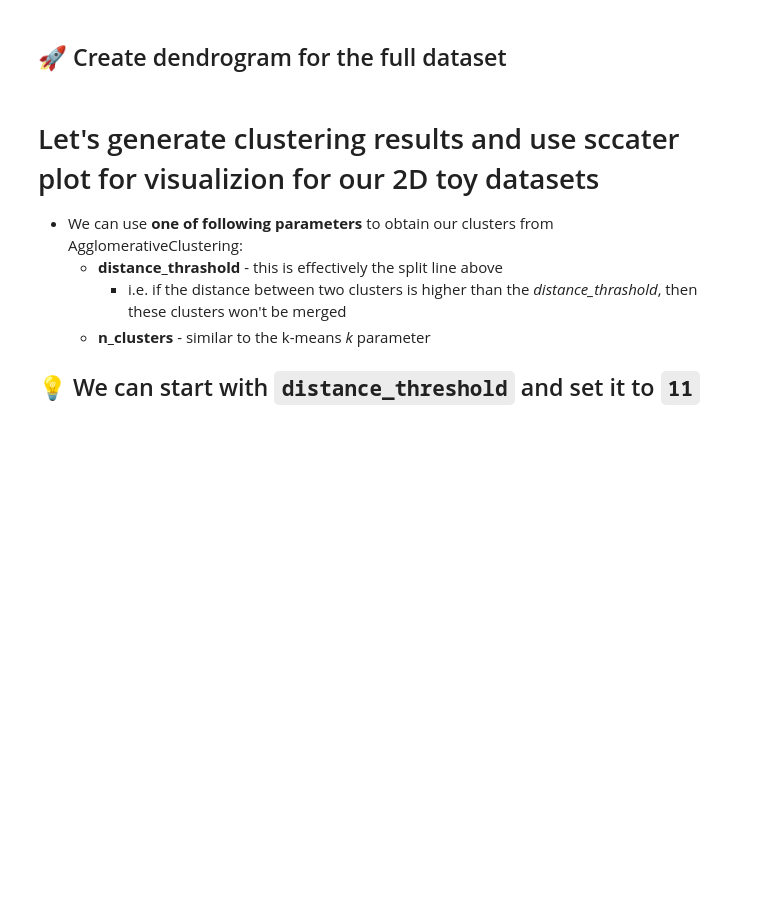
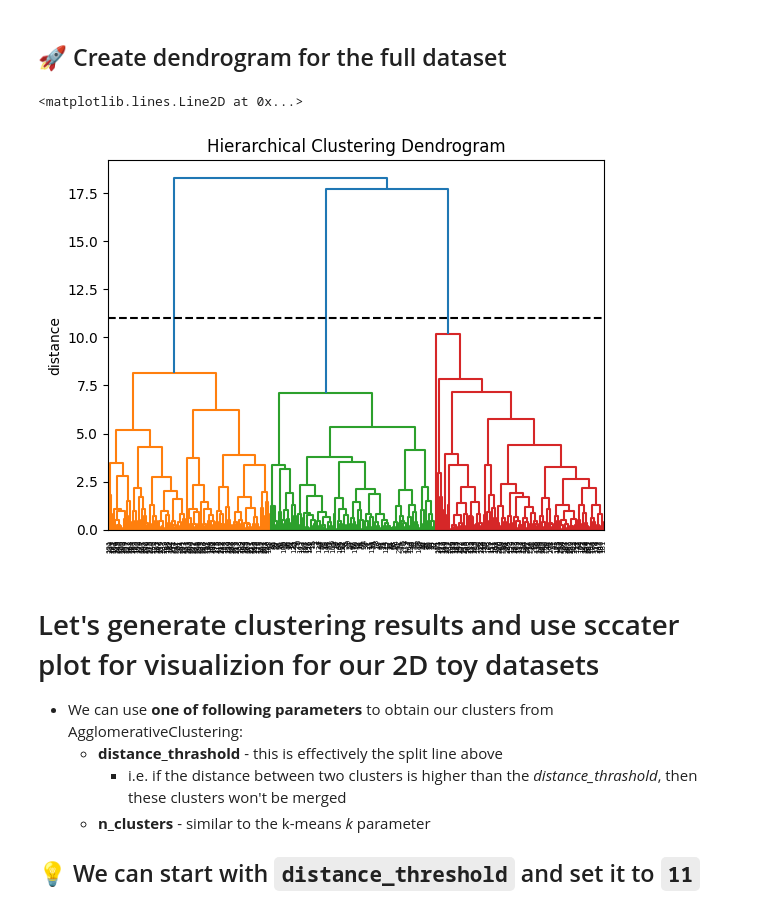
Before and after one commit to heraltmichal/zsu, a Jupyter notebook: fml_05.ipynb, the cells around one changed output. Drawn from its saved outputs; the diff is of its cells as text; code cells hidden in the pictures; blank space fills up the shorter version.

```diff
--- a/fml_05.ipynb
+++ b/fml_05.ipynb
@@ -153,10 +156,14 @@ plt.axhline(y=11, color='black', linestyle='--')
 # %% [markdown]
 ## 🚀 Create dendrogram for the full dataset
 # %%
-
+clustering = AgglomerativeClustering(linkage='complete', distance_threshold=0, n_clusters=None)
+clustering = clustering.fit(data)
 
 plot_dendrogram(clustering, labels=clustering.labels_, color_threshold=11)
 plt.axhline(y=11, color='black', linestyle='--')
+# %% [output]
+<matplotlib.lines.Line2D at 0x...>
+[figure, added]
 # %% [markdown]
 # Let's generate clustering results and use sccater plot for visualizion for our 2D toy datasets
 
```
Also changed, not shown: parts of 1 cell of this notebook.
